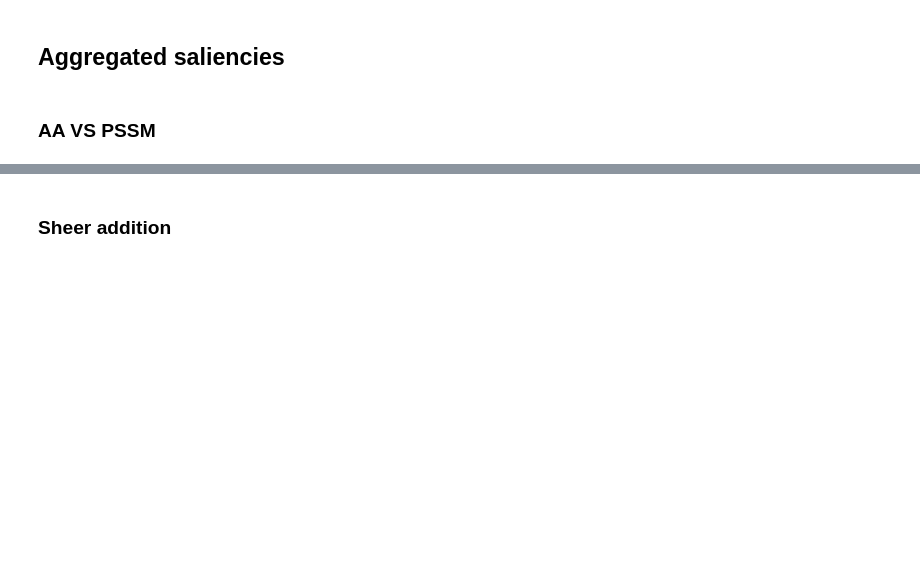
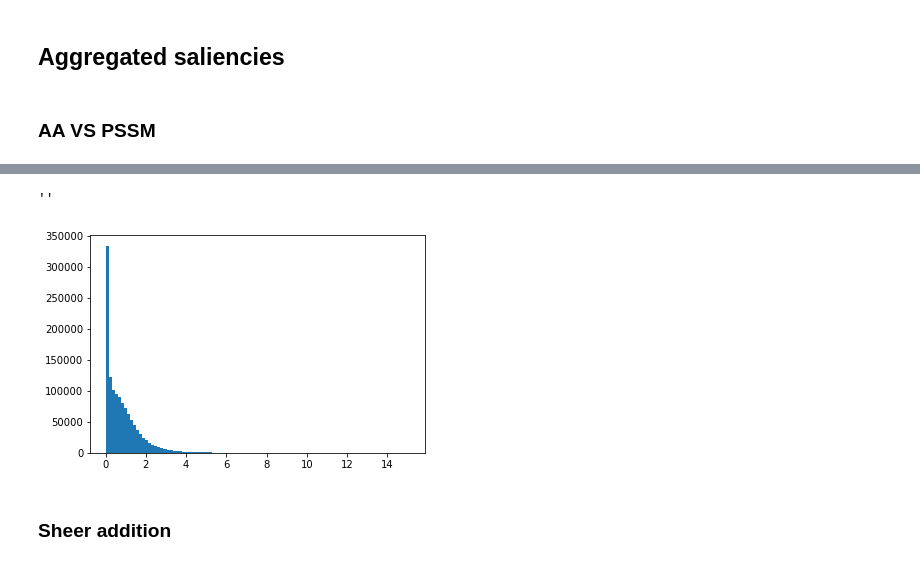
Before and after one commit to Juillermo/saliencyPSSP, a Jupyter notebook: Saliencies jurtz.ipynb, the cells around one changed output, grey strips where cells are left out. Cells and saved outputs as stored; diff of their text form; code cells hidden in the pictures; blank space fills up the shorter version.

```diff
--- a/Saliencies jurtz.ipynb
+++ b/Saliencies jurtz.ipynb
@@ -300,3 +343,9 @@ with open("test_saliency/aa_pssm"+str(num_seqs)+".pkl", "rb") as f:
+# %%
+plt.hist(abs(aa_pssm[:,1]), bins=100)
+""
+# %% [output]
+''
+[figure, added]
 # %% [markdown]
 ### Sheer addition
 # %% [markdown]
```
Also changed, not shown: parts of 13 cells of this notebook, 28 other files.
